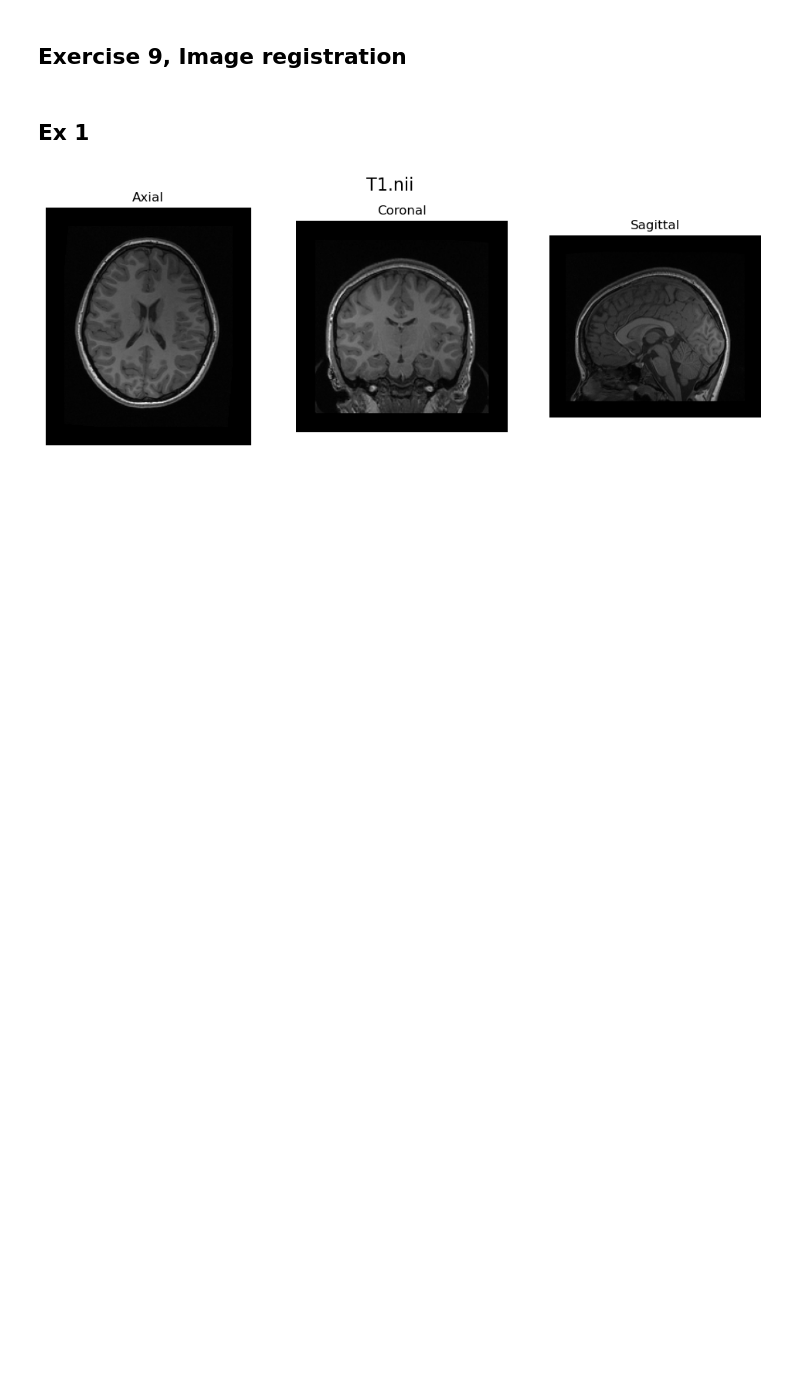
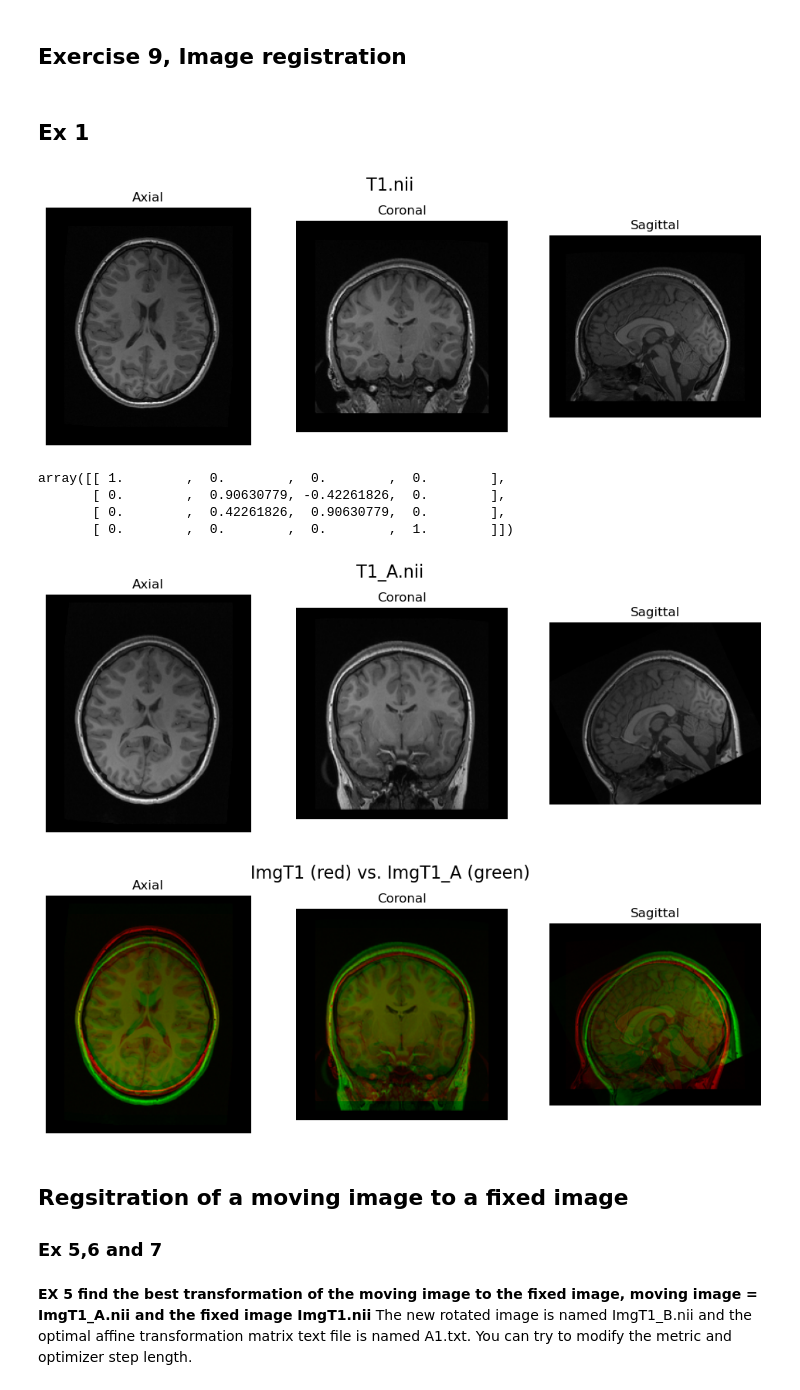
Before and after one commit to jalkestrup/dtuimageanalysis, a Jupyter notebook: exercises/ex9-AdvancedRegistration/ex9.ipynb, the cells around one changed output. Cells and saved outputs as stored; diff of their text form; code cells hidden in the pictures; blank space fills up the shorter version.

```diff
--- a/exercises/ex9-AdvancedRegistration/ex9.ipynb
+++ b/exercises/ex9-AdvancedRegistration/ex9.ipynb
@@ -160,0 +208,9 @@ imshow_orthogonal_view(vol_sitk, title='T1.nii')
+# %%
+affine_1 = rotation_matrix(25, 0, 0)
+
+affine_1
+# %% [output]
+array([[ 1.        ,  0.        ,  0.        ,  0.        ],
+       [ 0.        ,  0.90630779, -0.42261826,  0.        ],
+       [ 0.        ,  0.42261826,  0.90630779,  0.        ],
+       [ 0.        ,  0.        ,  0.        ,  1.        ]])
@@ -160,0 +221,31 @@ imshow_orthogonal_view(vol_sitk, title='T1.nii')
+# %%
+# Define the roll rotation in radians
+angle = 25  # degrees
+#pitch_radians = np.deg2rad(angle)
+
+# Create the Affine transform and set the rotation
+transform = sitk.AffineTransform(3)
+
+centre_image = np.array(vol_sitk.GetSize()) / 2 - 0.5 # Image Coordinate System
+centre_world = vol_sitk.TransformContinuousIndexToPhysicalPoint(centre_image) # World Coordinate System
+rot_matrix = rotation_matrix(angle, 0, 0)[:3, :3] # SimpleITK inputs the rotation and the translation separately
+
+transform.SetCenter(centre_world) # Set the rotation centre
+transform.SetMatrix(rot_matrix.T.flatten())
+
+# Apply the transformation to the image
+ImgT1_A = sitk.Resample(vol_sitk, transform)
+
+# Save the rotated image
+sitk.WriteImage(ImgT1_A, dir_in + 'ImgT1_A.nii')
+# %%
+imshow_orthogonal_view(ImgT1_A, title='T1_A.nii')
+overlay_slices(vol_sitk, ImgT1_A, title = 'ImgT1 (red) vs. ImgT1_A (green)')
+# %% [output]
+[figure, added]
+[figure, added]
+# %% [markdown]
+## Regsitration of a moving image to a fixed image
+### Ex 5,6 and 7
+# %% [markdown]
+**EX 5 find the best transformation of the moving image to the fixed image, moving image = ImgT1_A.nii and the fixed image ImgT1.nii** The new rotated image is named ImgT1_B.nii and the optimal affine transformation matrix text file is named A1.txt. You can try to modify the metric and optimizer step length.
```
Also changed, not shown: parts of 18 cells of this notebook, 4 other files.
